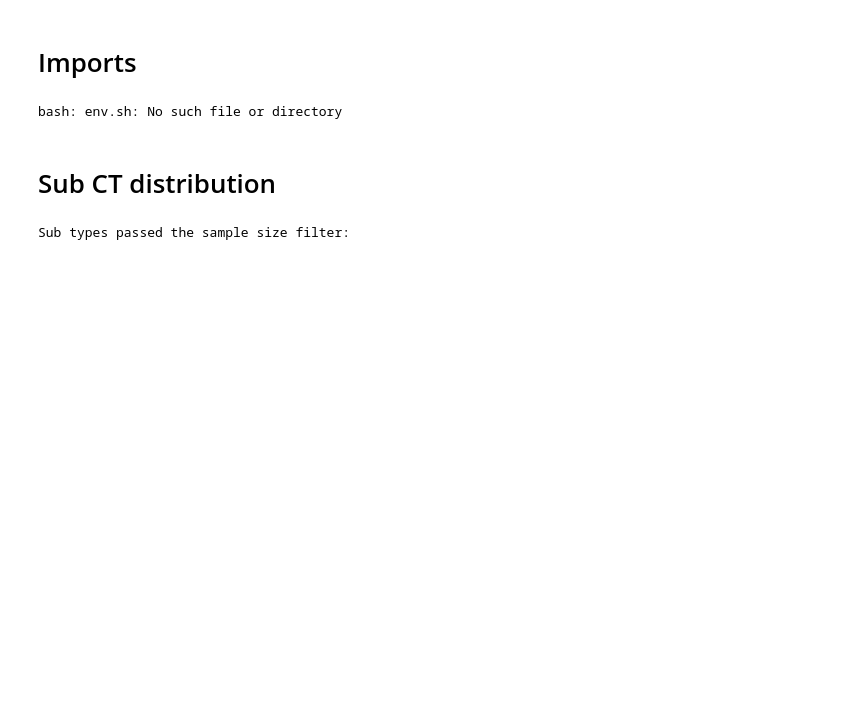
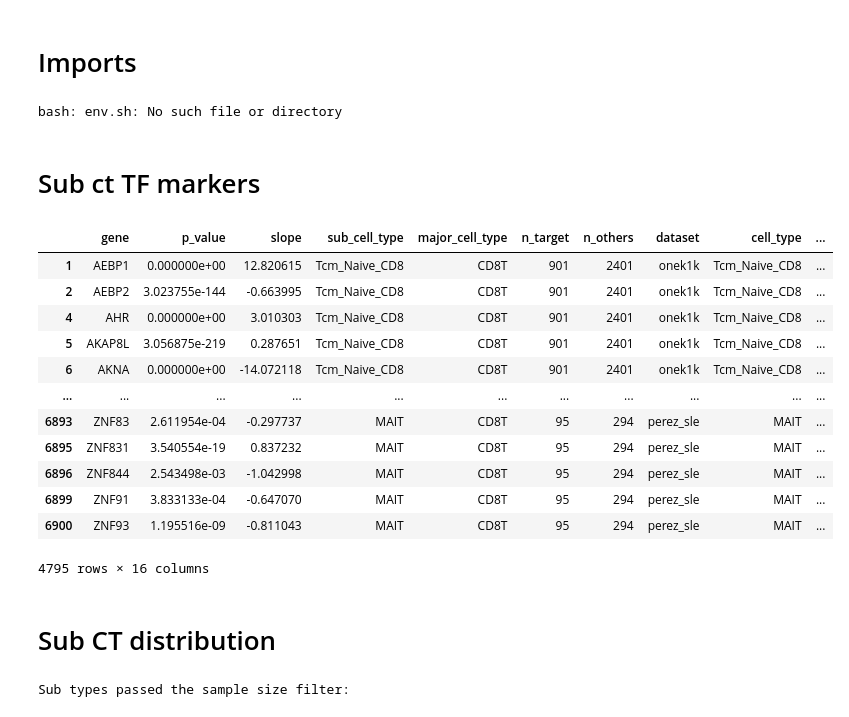
Before and after one commit to janursa/HIRA, a Jupyter notebook: notebooks/supp_results.ipynb, the cells around one changed output. Cells and saved outputs as stored; diff of their text form; code cells hidden in the pictures; blank space fills up the shorter version.

```diff
--- a/notebooks/supp_results.ipynb
+++ b/notebooks/supp_results.ipynb
@@ -36,6 +36,28 @@ from geneRNBI.src.exp_analysis.helper import plot_interactions, create_interacti
 from geneRNBI.src.helper import load_env
 env = load_env()
 TASK_GRN_INFERENCE_DIR = env['TASK_GRN_INFERENCE_DIR']
+# %% [markdown]
+# Sub ct TF markers
+# %%
+analysis_name = 'sub_tf_markers'
+stats_aging = retrieve_stats(analysis_name=analysis_name)
+stats_aging_sig = retrieve_sig_stats(analysis_name=analysis_name)
+# %%
+stats_aging_sig
+# %% [output]
+|  | gene | p_value | slope | sub_cell_type | major_cell_type | n_target | n_others | dataset | cell_type | ... |
+| 1 | AEBP1 | 0.000000e+00 | 12.820615 | Tcm_Naive_CD8 | CD8T | 901 | 2401 | onek1k | Tcm_Naive_CD8 | ... |
+| 2 | AEBP2 | 3.023755e-144 | -0.663995 | Tcm_Naive_CD8 | CD8T | 901 | 2401 | onek1k | Tcm_Naive_CD8 | ... |
+| 4 | AHR | 0.000000e+00 | 3.010303 | Tcm_Naive_CD8 | CD8T | 901 | 2401 | onek1k | Tcm_Naive_CD8 | ... |
+| 5 | AKAP8L | 3.056875e-219 | 0.287651 | Tcm_Naive_CD8 | CD8T | 901 | 2401 | onek1k | Tcm_Naive_CD8 | ... |
+| 6 | AKNA | 0.000000e+00 | -14.072118 | Tcm_Naive_CD8 | CD8T | 901 | 2401 | onek1k | Tcm_Naive_CD8 | ... |
+| ... | ... | ... | ... | ... | ... | ... | ... | ... | ... | ... |
+| 6893 | ZNF83 | 2.611954e-04 | -0.297737 | MAIT | CD8T | 95 | 294 | perez_sle | MAIT | ... |
+| 6895 | ZNF831 | 3.540554e-19 | 0.837232 | MAIT | CD8T | 95 | 294 | perez_sle | MAIT | ... |
+| 6896 | ZNF844 | 2.543498e-03 | -1.042998 | MAIT | CD8T | 95 | 294 | perez_sle | MAIT | ... |
+| 6899 | ZNF91 | 3.833133e-04 | -0.647070 | MAIT | CD8T | 95 | 294 | perez_sle | MAIT | ... |
+| 6900 | ZNF93 | 1.195516e-09 | -0.811043 | MAIT | CD8T | 95 | 294 | perez_sle | MAIT | ... |
+4795 rows × 16 columns
 # %% [markdown]
 # Sub CT distribution
 # %%
```
Also changed, not shown: 9 other files.
